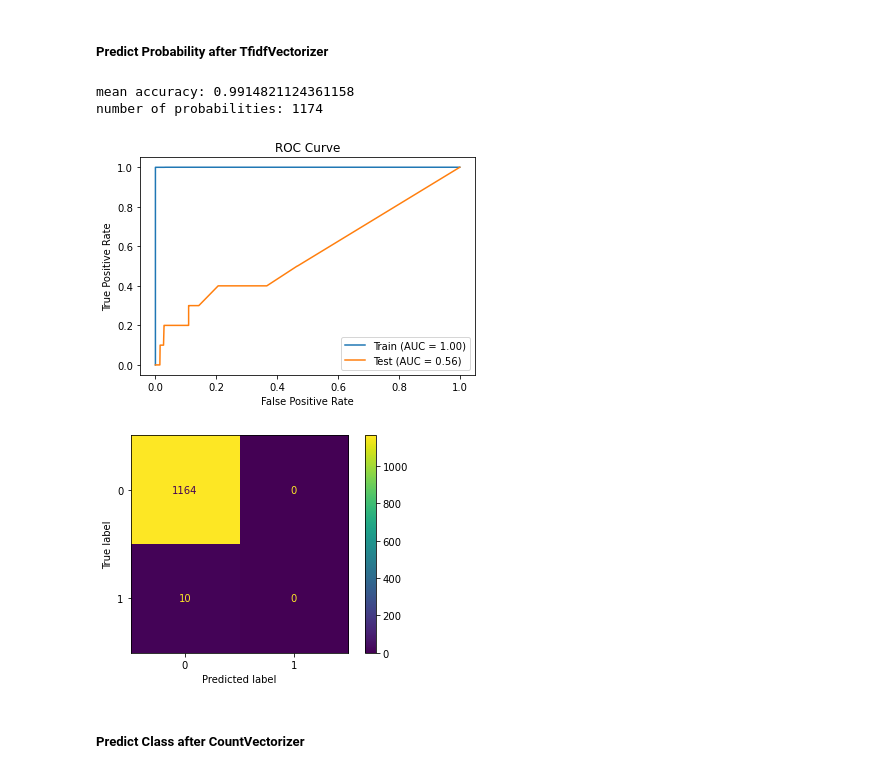
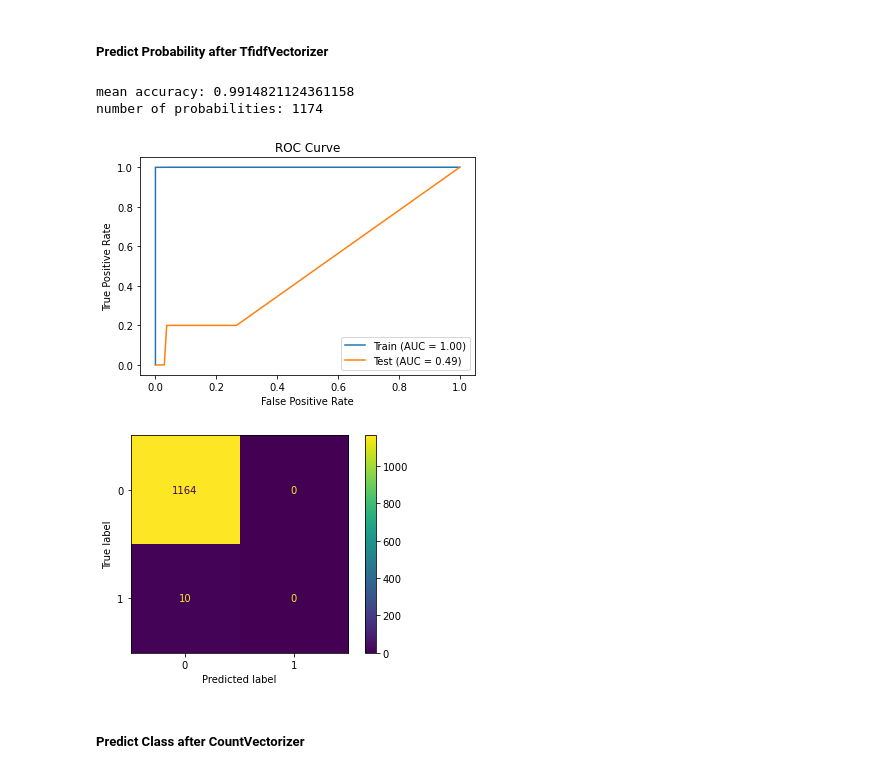
Before and after one commit to zach-hanly/nyt_predicting_shared_articles, a Jupyter notebook: model_training.ipynb, the cells around one changed output. Drawn from its saved outputs; the diff is of its cells as text; code cells hidden in the pictures.

```diff
--- a/model_training.ipynb
+++ b/model_training.ipynb
@@ -175,15 +175,15 @@ plot_top_words(headline_cv_vec, X_train_headline_cv);
 keywords_tf_vec, X_train_keywords_tf, X_test_keywords_tf = vectorize_feature(TfidfVectorizer,
                                                                          X_train.keywords, X_test.keywords)
 
-X_train_keywords_tf, X_test_keywords_tf = vector_tokenized(keywords_tf_vec, X_train.keywords, X_test.keywords)
+keywords_tf_tok_vec, X_train_keywords_tf_vec, X_test_keywords_tf_vec = vector_tokenized(keywords_tf_vec, X_train.keywords, X_test.keywords)
 
-X_train_keywords_tf_sm, y_train_keywords_tf_sm = smote_data(X_train_keywords_tf, y_train,
+X_train_keywords_tf_sm, y_train_keywords_tf_sm = smote_data(X_train_keywords_tf_vec, y_train,
                                                   sampling_strategy='auto',random_state=0)
+# used later
+# vectorizor: keywords_tf_tok_vec
+# data: X_train_keywords_tf_sm, y_train_keywords_tf_sm, X_test_keywords_tf_vec
 
-# models: keywords_tf_vec
-# data used later: X_train_keywords_tf_sm, y_train_keywords_tf_sm, X_test_keywords_tf
-
-plot_top_words(keywords_tf_vec, X_train_keywords_tf);
+plot_top_words(keywords_tf_tok_vec, X_train_keywords_tf_vec);
 # %% [output]
 [figure]
 # %% [markdown]
@@ -328,13 +328,13 @@ number of class predictions: 1174
 ##### Predict Probability after TfidfVectorizer
 # %%
 keywords_proba_rf, keywords_proba = random_forrest_proba(X_train_keywords_tf_sm, y_train_keywords_tf_sm,
-                                                         X_test_keywords_tf, y_test)
+                                                         X_test_keywords_tf_vec, y_test)
 print(f'number of probabilities: {len(keywords_proba)}')
 print()
 # %% [output]
 mean accuracy: 0.9914821124361158
 number of probabilities: 1174
-[figure, old version]
+[figure, new version]
 [figure]
 # %% [markdown]
 ##### Predict Class after CountVectorizer
```
Also changed, not shown: parts of 21 cells of this notebook, 1 other file.
